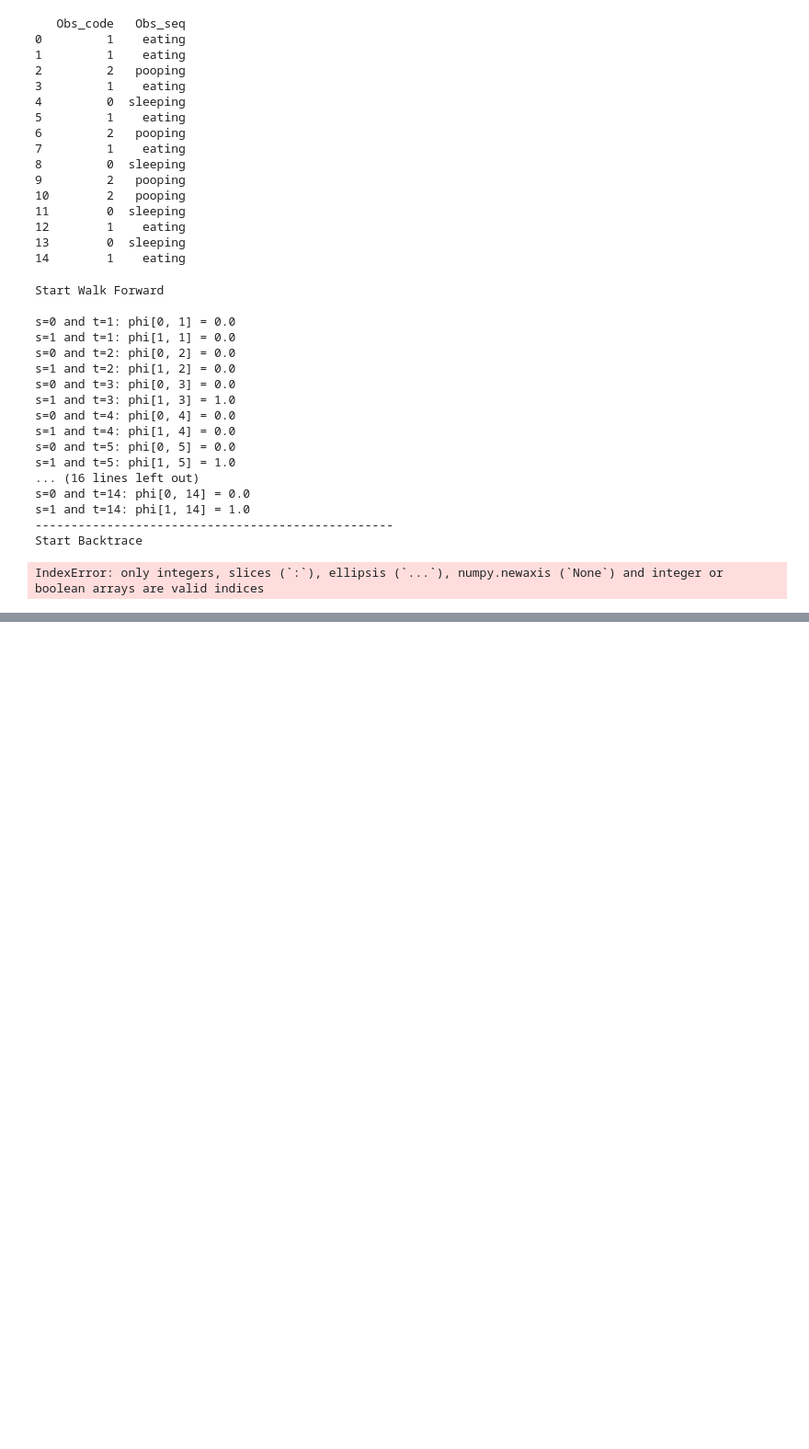
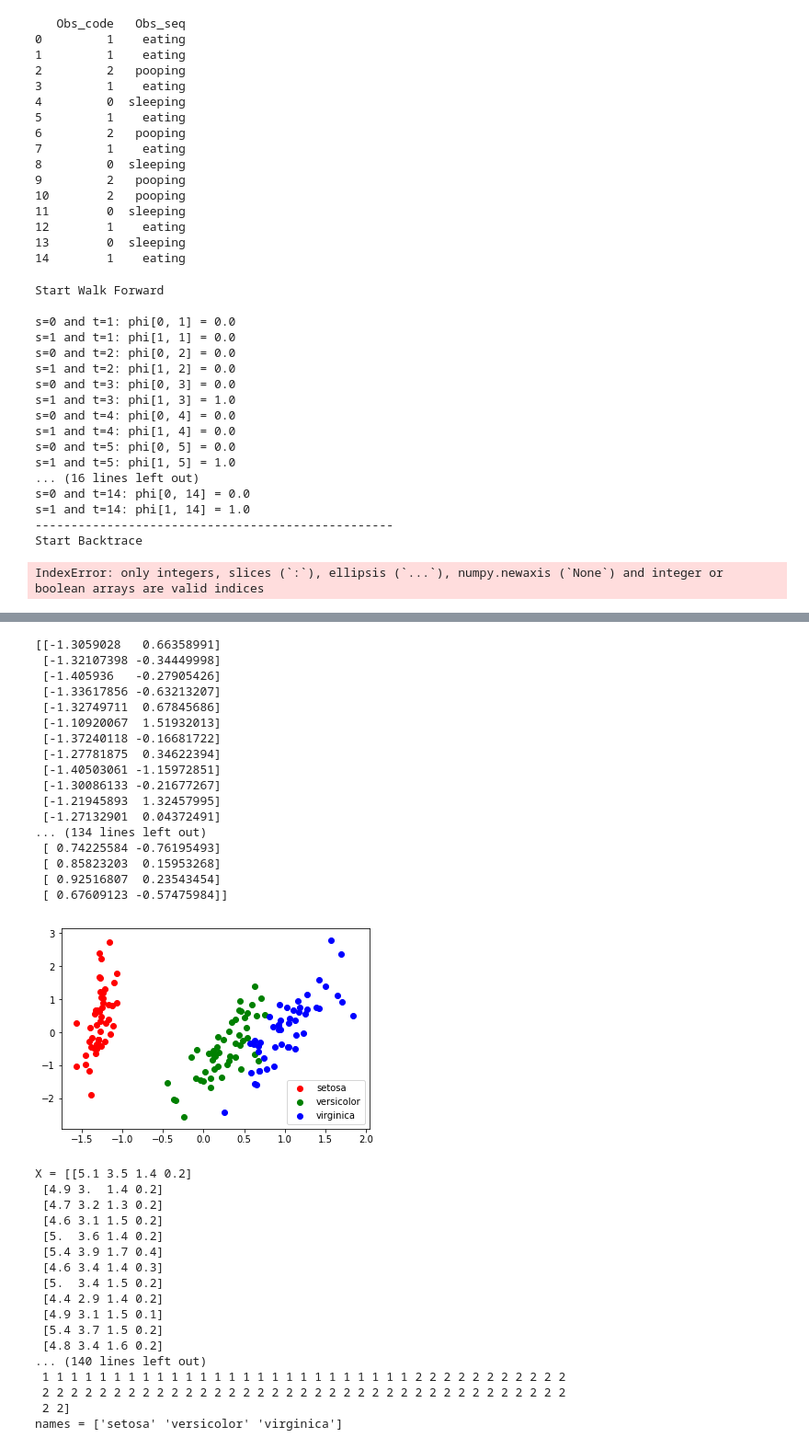
Before and after one commit to hecongziyu/myproject, a Jupyter notebook: baseinfo/计算机学习经典算法.ipynb, the cells around one changed output, grey strips where cells are left out. Shown at 92% size. Saved outputs shown, nothing was run; the diff lists cells and outputs as text; code cells hidden in the pictures; blank space fills up the shorter version.

```diff
--- a/baseinfo/计算机学习经典算法.ipynb
+++ b/baseinfo/计算机学习经典算法.ipynb
@@ -1128,0 +1148,70 @@ IndexError: only integers, slices (`:`), ellipsis (`...`), numpy.newaxis (`None`
+# %%
+from sklearn.datasets import load_iris
+import pylab as pl
+from itertools import cycle
+from sklearn.decomposition import PCA
+
+class pca_reduction:
+    def __init__(self):
+        iris = load_iris()
+        self.X = iris.data
+        self.y = iris.target
+        self.names = iris.target_names
+        self.plot()
+
+    def plot(self):
+        pca = PCA(n_components=2, whiten=True).fit(self.X)
+        X_pca = pca.transform(self.X)
+        print(X_pca)
+        plot_2D(X_pca, self.y, self.names)
+
+def plot_2D(data, target, target_names):
+    colors = cycle('rgbcmykw')
+    target_ids = range(len(target_names))
+    pl.figure()
+    for i, c, label in zip(target_ids, colors, target_names):
+        pl.scatter(data[target == i, 0], data[target == i, 1],c=c, label=label)
+    pl.legend()
+    pl.show()
+
+if __name__ == '__main__':
+    pr = pca_reduction()
+    print('X = %s' %pr.X)
+    print('y = %s' %pr.y)
+    print('names = %s' %pr.names)
+# %% [output]
+[[-1.3059028   0.66358991]
+ [-1.32107398 -0.34449998]
+ [-1.405936   -0.27905426]
+ [-1.33617856 -0.63213207]
+ [-1.32749711  0.67845686]
+ [-1.10920067  1.51932013]
+ [-1.37240118 -0.16681722]
+ [-1.27781875  0.34622394]
+ [-1.40503061 -1.15972851]
+ [-1.30086133 -0.21677267]
+ [-1.21945893  1.32457995]
+ [-1.27132901  0.04372491]
+... (134 lines left out)
+ [ 0.74225584 -0.76195493]
+ [ 0.85823203  0.15953268]
+ [ 0.92516807  0.23543454]
+ [ 0.67609123 -0.57475984]]
+[figure, added]
+X = [[5.1 3.5 1.4 0.2]
+ [4.9 3.  1.4 0.2]
+ [4.7 3.2 1.3 0.2]
+ [4.6 3.1 1.5 0.2]
+ [5.  3.6 1.4 0.2]
+ [5.4 3.9 1.7 0.4]
+ [4.6 3.4 1.4 0.3]
+ [5.  3.4 1.5 0.2]
+ [4.4 2.9 1.4 0.2]
+ [4.9 3.1 1.5 0.1]
+ [5.4 3.7 1.5 0.2]
+ [4.8 3.4 1.6 0.2]
+... (140 lines left out)
+ 1 1 1 1 1 1 1 1 1 1 1 1 1 1 1 1 1 1 1 1 1 1 1 1 1 1 2 2 2 2 2 2 2 2 2 2 2
+ 2 2 2 2 2 2 2 2 2 2 2 2 2 2 2 2 2 2 2 2 2 2 2 2 2 2 2 2 2 2 2 2 2 2 2 2 2
+ 2 2]
+names = ['setosa' 'versicolor' 'virginica']
```
Also changed, not shown: parts of 2 cells of this notebook, 3 other files.
